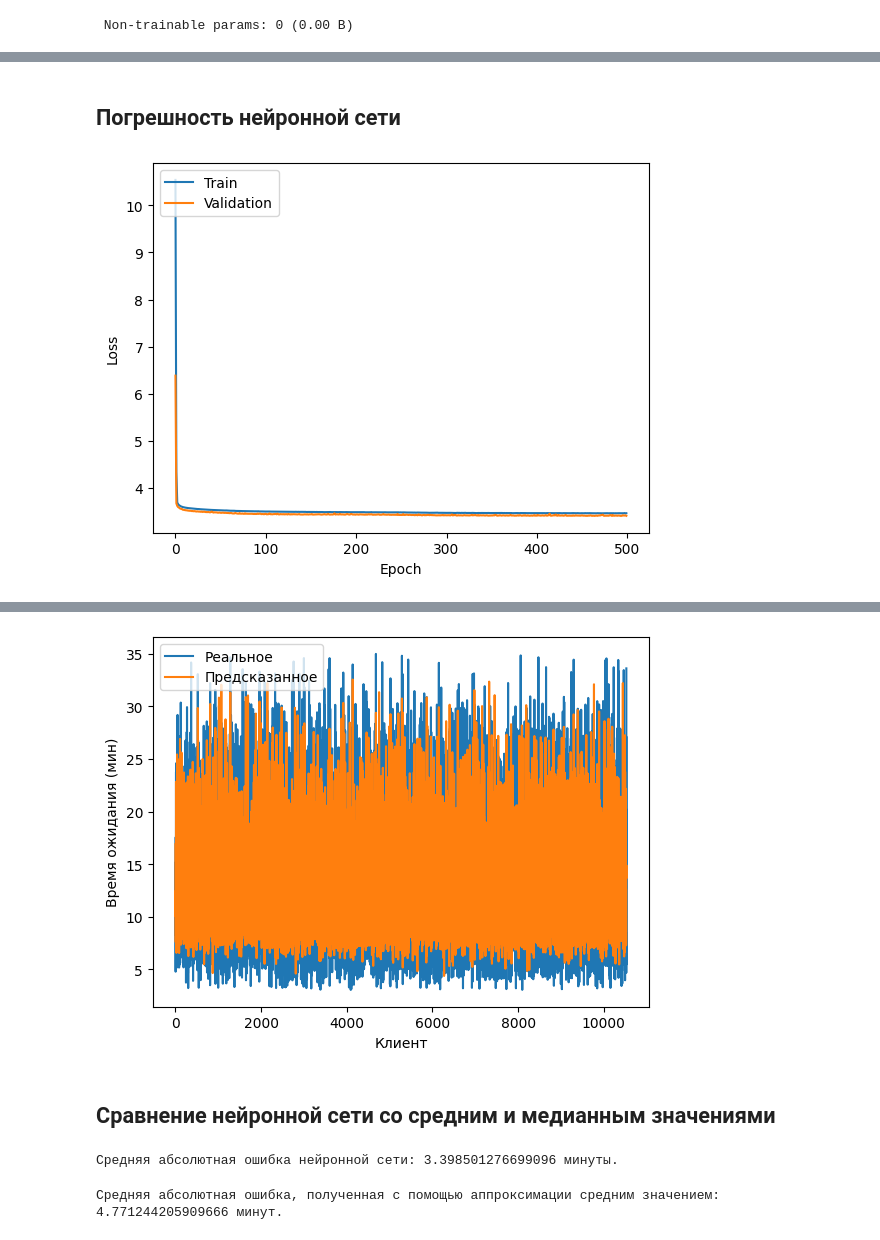
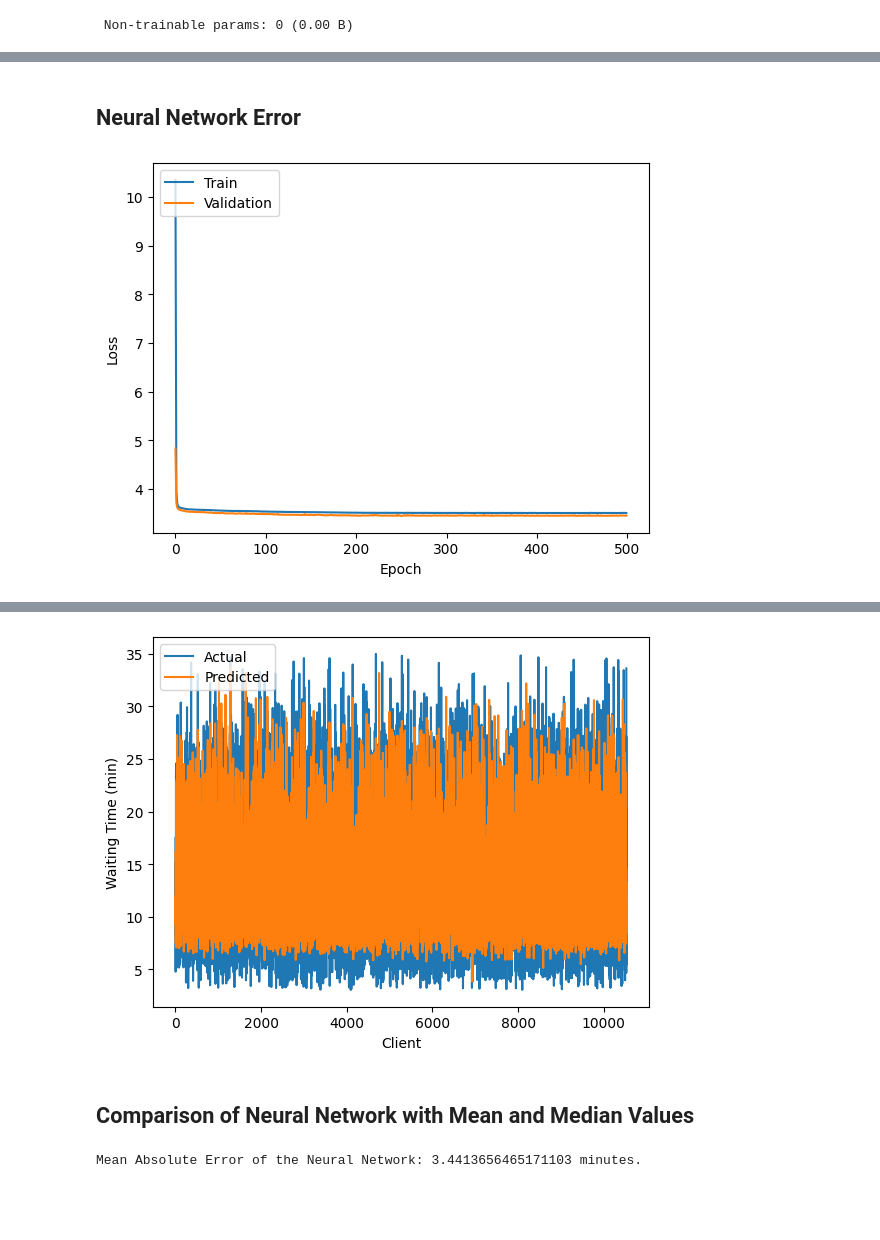
Before and after one commit to vitesempl/ml-jupyter-projects, a Jupyter notebook: Bank_Waiting_Time_Deep_Learning/BankWaitingTime.ipynb, the cells around one changed output, grey strips where cells are left out. Drawn from its saved outputs; the diff is of its cells as text; code cells hidden in the pictures; blank space fills up the shorter version.

Commit message:
Refactored BankWaitingTime. Added plots.

```diff
--- a/Bank_Waiting_Time_Deep_Learning/BankWaitingTime.ipynb
+++ b/Bank_Waiting_Time_Deep_Learning/BankWaitingTime.ipynb
@@ -70,40 +70,38 @@ def file_read(path, numberOfRows, dayCounter):
     indexCounter = 0
     workbook = opx.load_workbook(path)
     sheet = workbook.worksheets[dayCounter]
-    nColumns = 4  # количество столбцов: час, минуты, ожидание, обслуживание
+    nColumns = 4  # Number of columns: hour, minutes, wait time, service time
     dataset = np.zeros(shape = (numberOfRows, nColumns))
     arrivalTimes = []
     flag = 1
     for row in sheet.iter_rows(min_row=2, max_row=numberOfRows+1, values_only=True):
         try:
-            arrivalTime = row[1]  # Время прибытия во втором столбце
+            arrivalTime = row[1]  # Arrival time is in the second column
             arrivalHour = arrivalTime.hour
             arrivalMinute = arrivalTime.minute
-            waitingMinutes = row[2]  # X1 в третьем столбце
-            serviceMinutes = row[3]  # X2 в четвертом столбце
+            waitingMinutes = row[2]  # X1 in third
+            serviceMinutes = row[3]  # X2 in fourth
 
             arrivalTimes.append(arrivalTime)
             dataset[indexCounter] = [arrivalHour, arrivalMinute, waitingMinutes, serviceMinutes]
             indexCounter += 1
         except Exception as e:
-            print(f"Ошибка обработки строки {indexCounter + 1}: {e}")
+            print(f"Error processing row {indexCounter + 1}: {e}")
             if indexCounter > 0:
                 dataset[indexCounter] = dataset[indexCounter - 1]
             indexCounter += 1
     return dataset, arrivalTimes
 
-filenames = []
 rootFilePath = './BankData/'
 fullDataset = pd.DataFrame()
 
-for bankCounter in range(1, 13):  # 12 файлов для каждого банка
-    for dayCounter in range(5):  # 5 дней в неделе
+for bankCounter in range(1, 13):  # 12 files
+    for dayCounter in range(5):  # 5 days in a week
         filename = 'Sber' + str(bankCounter)
         fullPath = rootFilePath + filename + '.xlsx'
-        filenames.append(fullPath)
 
         numberOfRows = file_len(fullPath, dayCounter) - 1
-        print(f'Чтение {filename}.xlsx. День {dayCounter + 1}. Файл содержит {numberOfRows} строк')
+        print(f'Reading {filename}.xlsx. Day {dayCounter + 1}. The file contains {numberOfRows} rows')
         tempFeatures, tempArrivalTimes = file_read(fullPath, numberOfRows, dayCounter)
 
         dfTempFeatures = pd.DataFrame(np.array(tempFeatures), columns=['hour', 'minutes', 'waitingTime', 'serviceTime'])
@@ -182,5 +180,5 @@ for bankCounter in range(1, 13):  # 12 файлов для каждого бан
         fullDataset = pd.concat([fullDataset, tempDataset], axis=0)
 
 fullDataset = fullDataset.reset_index(drop = True)
-print(f'Датасет: {fullDataset.shape[0]} строк и {fullDataset.shape[1]} колонок')
+print(f'Dataset: {fullDataset.shape[0]} rows and {fullDataset.shape[1]} columns')
 # %% [output]
@@ -499,5 +510,5 @@ Epoch 500/500
-# %% [markdown]
-## Погрешность нейронной сети
+# %% [markdown]
+## Neural Network Error
 # %%
 plt.plot(history.history['loss'])
 plt.plot(history.history['val_loss'])
@@ -508,14 +519,14 @@ plt.legend(['Train', 'Validation'], loc='upper left')
 
 plt.savefig('./plots/loss.pdf')
 # %% [output]
-[figure, old version]
+[figure, new version]
 # %%
 testy_pred = model.predict(testX_scaled)
 myLength = len(testy_pred)
 plt.plot(range(myLength), testy)
 plt.plot(range(myLength), testy_pred)
-plt.ylabel('Время ожидания (мин)')
-plt.xlabel('Клиент')
-plt.legend(['Реальное', 'Предсказанное'], loc='upper left')
+plt.ylabel('Waiting Time (min)')
+plt.xlabel('Client')
+plt.legend(['Actual', 'Predicted'], loc='upper left')
 plt.savefig('./plots/realVsPredictedWaitingTimes.pdf')
 # %% [output]
@@ -523,11 +534,11 @@ plt.savefig('./plots/realVsPredictedWaitingTimes.pdf')
-[figure, old version]
+[figure, new version]
-# %% [markdown]
-## Сравнение нейронной сети со средним и медианным значениями
+# %% [markdown]
+## Comparison of Neural Network with Mean and Median Values
 # %%
 myMae = mean_absolute_error(testy, testy_pred)
-print(f'Средняя абсолютная ошибка нейронной сети: {myMae} минуты.')
+print(f'Mean Absolute Error of the Neural Network: {myMae} minutes.')
 # %% [output]
-Средняя абсолютная ошибка нейронной сети: 3.398501276699096 минуты.
+Mean Absolute Error of the Neural Network: 3.4413656465171103 minutes.
 # %%
 myLength = len(testy_pred)
 myFMean = np.mean(trainy)
@@ -537,8 +548,3 @@ testyMedian = testy_pred.copy()
 for i in range(myLength):
     testyMean[i] = myFMean
     testyMedian[i] = myFMedian
-# %%
-meanValue = mean_absolute_error(testy, testyMean)
-print(f'Средняя абсолютная ошибка, полученная с помощью аппроксимации средним значением: {meanValue} минут.')
-# %% [output]
-Средняя абсолютная ошибка, полученная с помощью аппроксимации средним значением: 4.771244205909666 минут.
```
Also changed, not shown: parts of 28 cells of this notebook, 4 other files.
